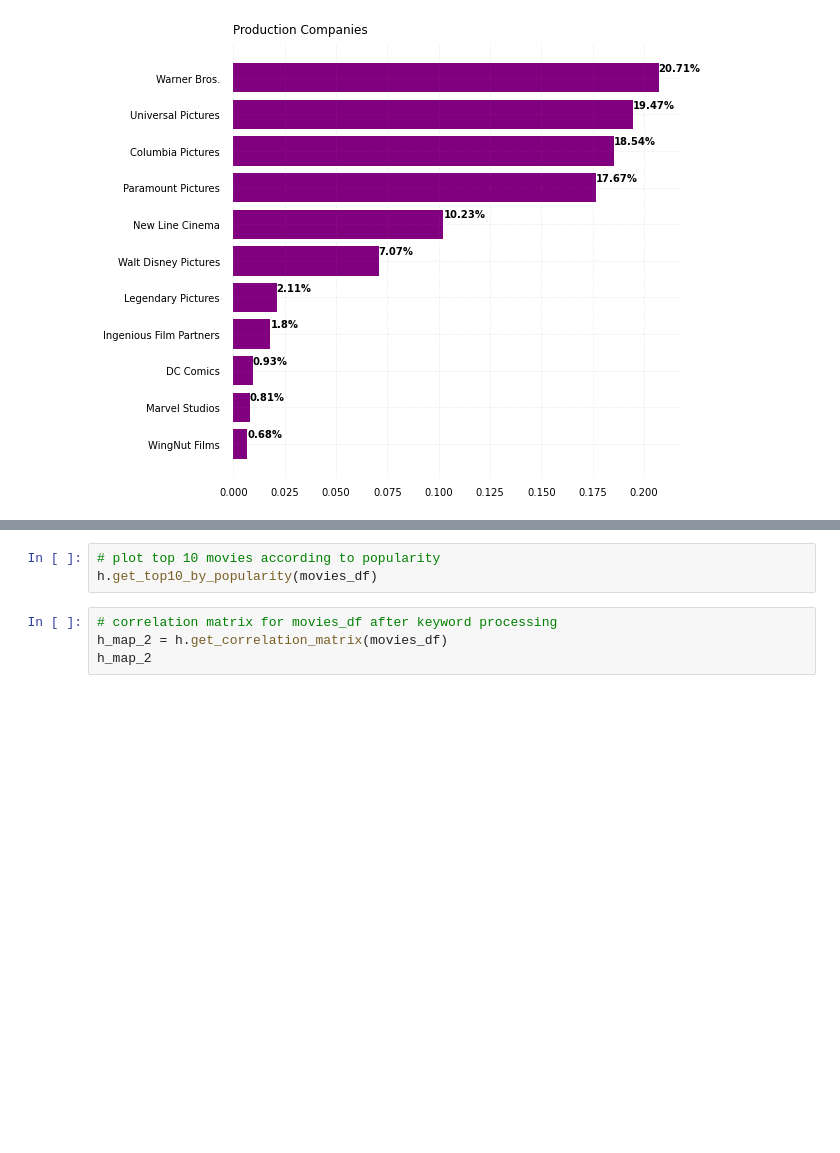
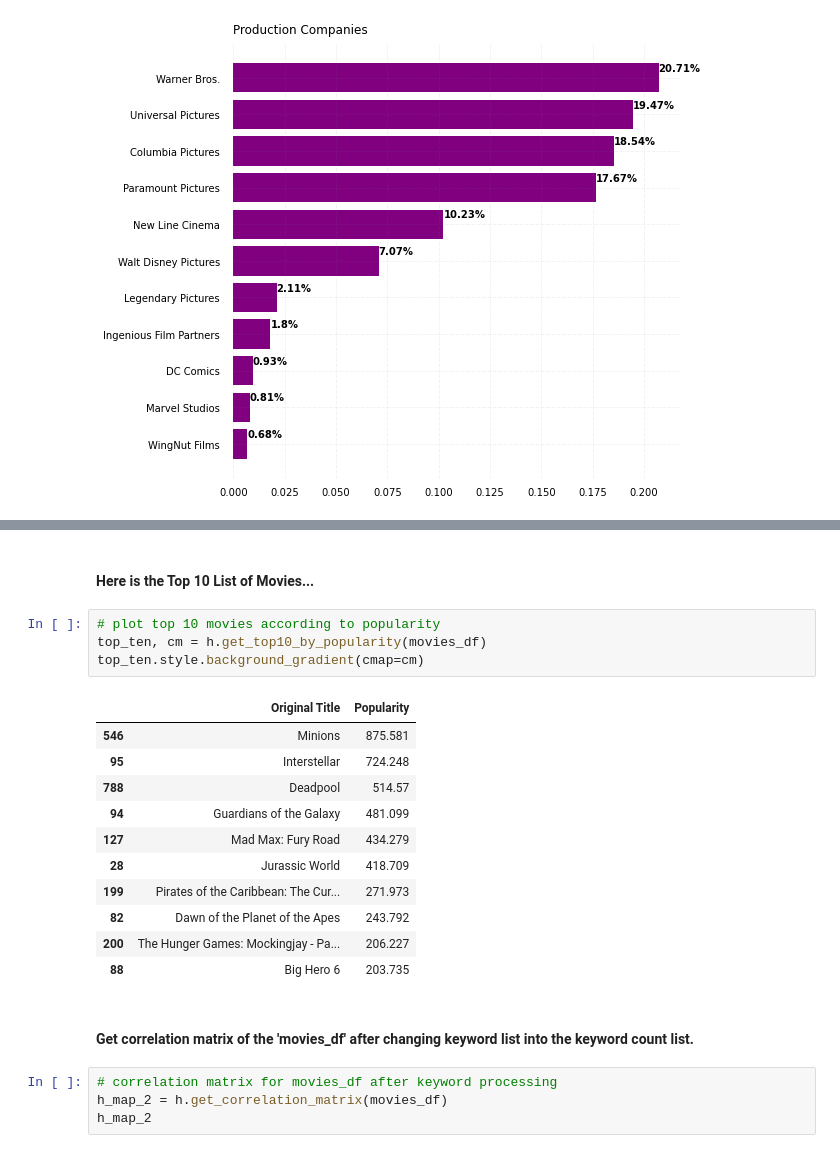
Before and after one commit to denizcanyldrm/movie-database-analysis, a Jupyter notebook: tdb_movie_analysis.ipynb, the cells around one changed output, grey strips where cells are left out. Saved outputs shown, nothing was run; the diff lists cells and outputs as text; blank space fills up the shorter version.

```diff
--- a/tdb_movie_analysis.ipynb
+++ b/tdb_movie_analysis.ipynb
@@ -93,6 +131,23 @@ movies_df['keywords'] = keyword_counts_list
+# %% [markdown]
+#### Here is the Top 10 List of Movies...
 # %%
 # plot top 10 movies according to popularity
-h.get_top10_by_popularity(movies_df)
+top_ten, cm = h.get_top10_by_popularity(movies_df)
+top_ten.style.background_gradient(cmap=cm)
+# %% [output]
+|  | Original Title | Popularity |
+| 546 | Minions | 875.581 |
+| 95 | Interstellar | 724.248 |
+| 788 | Deadpool | 514.57 |
+| 94 | Guardians of the Galaxy | 481.099 |
+| 127 | Mad Max: Fury Road | 434.279 |
+| 28 | Jurassic World | 418.709 |
+| 199 | Pirates of the Caribbean: The Cur... | 271.973 |
+| 82 | Dawn of the Planet of the Apes | 243.792 |
+| 200 | The Hunger Games: Mockingjay - Pa... | 206.227 |
+| 88 | Big Hero 6 | 203.735 |
+# %% [markdown]
+#### Get correlation matrix of the 'movies_df' after changing keyword list into the keyword count list.
 # %%
 # correlation matrix for movies_df after keyword processing
 h_map_2 = h.get_correlation_matrix(movies_df)
```
Also changed, not shown: parts of 31 cells of this notebook.
